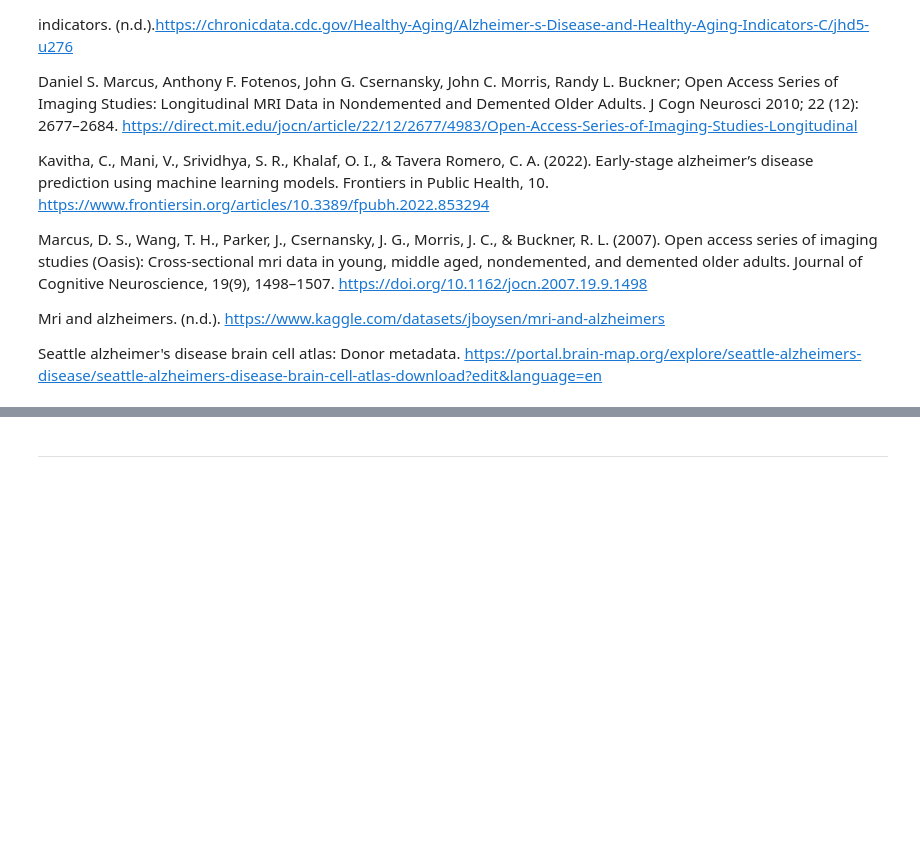
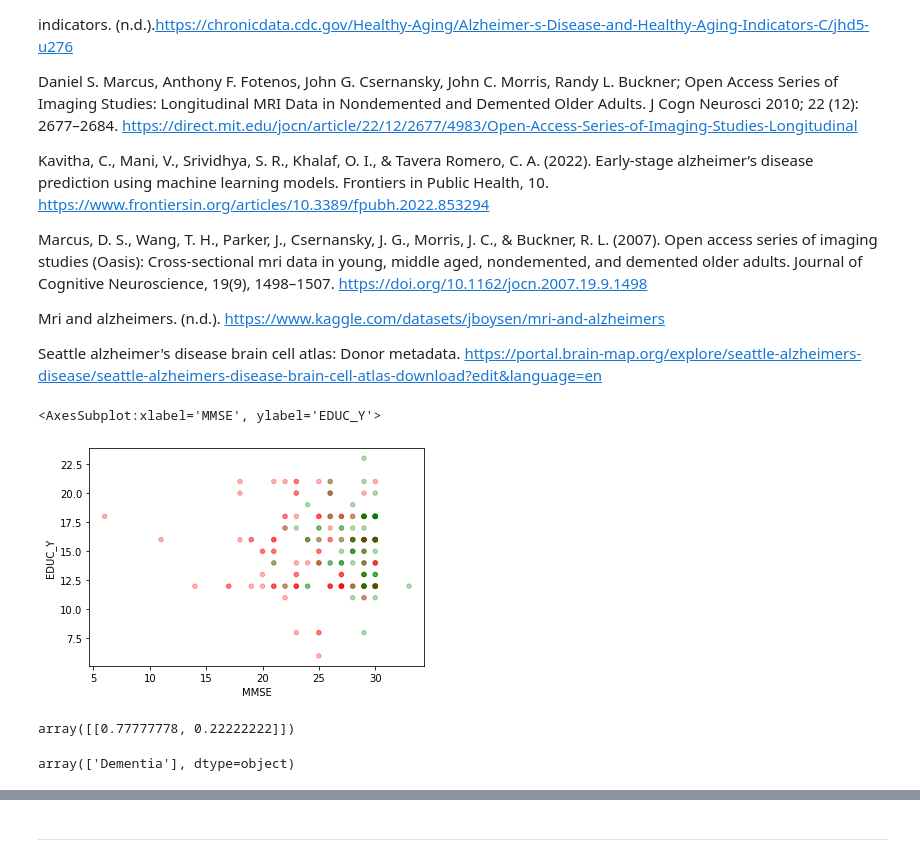
Before and after one commit to marisalong/marisalong.github.io, a Jupyter notebook: DataScienceFinalNotebook.ipynb, the cells around one changed output, grey strips where cells are left out. Drawn from its saved outputs; the diff is of its cells as text; code cells hidden in the pictures; blank space fills up the shorter version.

```diff
--- a/DataScienceFinalNotebook.ipynb
+++ b/DataScienceFinalNotebook.ipynb
@@ -1260,3 +1259,48 @@ Marcus, D. S., Wang, T. H., Parker, J., Csernansky, J. G., Morris, J. C., & Buck
 Mri and alzheimers. (n.d.). https://www.kaggle.com/datasets/jboysen/mri-and-alzheimers
 
 Seattle alzheimer's disease brain cell atlas: Donor metadata. https://portal.brain-map.org/explore/seattle-alzheimers-disease/seattle-alzheimers-disease-brain-cell-atlas-download?edit&language=en
+# %%
+alz_model_df['cog_status'].value_counts()
+
+#Plot training data with color representing cognitive status
+colors = alz_model_df['cog_status'].map({
+    "Dementia": "red",
+    "No dementia": "green"
+})
+
+alz_model_df.plot.scatter(
+    x = "MMSE", y = "EDUC_Y", c=colors,
+    alpha=.3
+)
+# %% [output]
+<AxesSubplot:xlabel='MMSE', ylabel='EDUC_Y'>
+[figure, added]
+# %%
+X_train = df_X[["Sex_binary", "EDUC_Y", "SES", "MMSE", "eTIV", "nWBV", "ASF", "Brain pH"]]
+y_train = alz_model_df['cog_status']
+
+scaler = StandardScaler()
+scaler.fit(X_train)
+X_train_sc = scaler.transform(X_train)
+
+model = KNeighborsClassifier(n_neighbors=9)
+model.fit(X_train_sc, y_train)
+
+# Just made up data to seei can p
+x_new = pd.DataFrame()
+x_new["Sex_binary"] = [1]
+x_new["EDUC_Y"] = [12.0]
+x_new['SES'] = [4.0]
+x_new['MMSE'] = [22.0]
+x_new['eTIV'] = [1690.0]
+x_new['nWBV'] = [.711]
+x_new['ASF'] = [1.432]
+x_new['Brain pH'] = [6.5]
+
+x_new
+x_new_sc = scaler.transform(x_new)
+display(model.predict_proba(x_new_sc))
+display(model.predict(x_new_sc))
+# %% [output]
+array([[0.77777778, 0.22222222]])
+array(['Dementia'], dtype=object)
```
Also changed, not shown: parts of 3 cells of this notebook.
